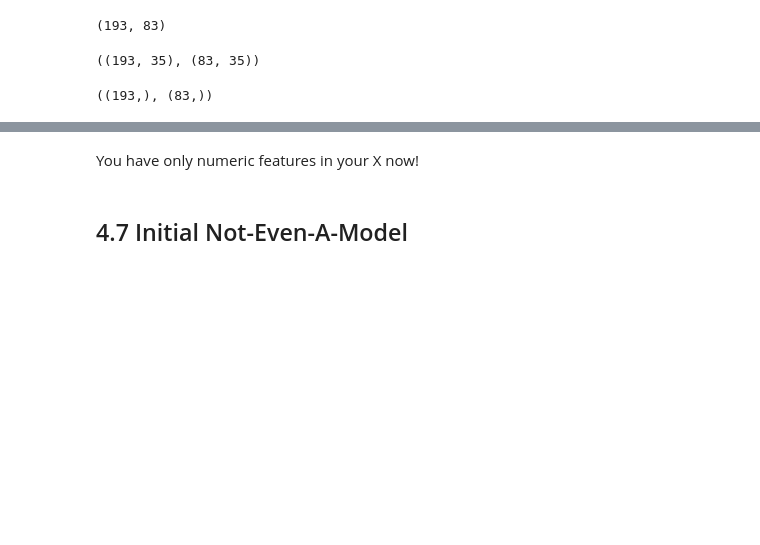
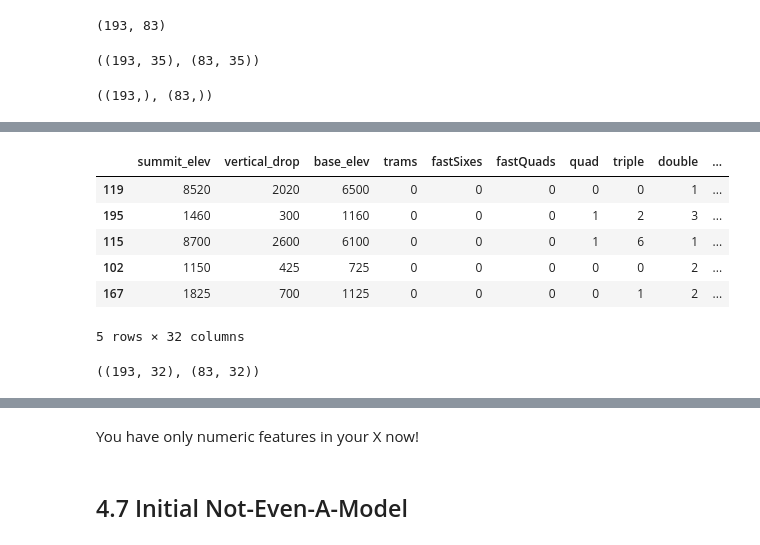
Before and after one commit to NBPub/DataScienceGuidedCapstone, a Jupyter notebook: Notebooks/04_preprocessing_and_training.ipynb, the cells around one changed output, grey strips where cells are left out. Saved outputs shown, nothing was run; the diff lists cells and outputs as text; code cells hidden in the pictures; blank space fills up the shorter version.

```diff
--- a/Notebooks/04_preprocessing_and_training.ipynb
+++ b/Notebooks/04_preprocessing_and_training.ipynb
@@ -175,13 +185,25 @@ y_train.shape, y_test.shape
+# %%
+X_test.head()
+# %% [output]
+|  | summit_elev | vertical_drop | base_elev | trams | fastSixes | fastQuads | quad | triple | double | ... |
+| 119 | 8520 | 2020 | 6500 | 0 | 0 | 0 | 0 | 0 | 1 | ... |
+| 195 | 1460 | 300 | 1160 | 0 | 0 | 0 | 1 | 2 | 3 | ... |
+| 115 | 8700 | 2600 | 6100 | 0 | 0 | 0 | 1 | 6 | 1 | ... |
+| 102 | 1150 | 425 | 725 | 0 | 0 | 0 | 0 | 0 | 2 | ... |
+| 167 | 1825 | 700 | 1125 | 0 | 0 | 0 | 0 | 1 | 2 | ... |
+5 rows × 32 columns
 # %%
 #Code task 1#
 #Save the 'Name', 'state', and 'Region' columns from the train/test data into names_train and names_test
 #Then drop those columns from `X_train` and `X_test`. Use 'inplace=True'
 names_list = ['Name', 'state', 'Region']
-names_train = X_train[___]
-names_test = X_test[___]
-X_train.___(columns=names_list, inplace=___)
-X_test.___(columns=names_list, inplace=___)
+names_train = X_train['Name']
+names_test = X_test['Name']
+X_train.drop(columns=names_list, inplace=True)
+X_test.drop(columns=names_list, inplace=True)
 X_train.shape, X_test.shape
+# %% [output]
+((193, 32), (83, 32))
 # %%
 #Code task 2#
 #Check the `dtypes` attribute of `X_train` to verify all features are numeric
```
Also changed, not shown: parts of 5 cells of this notebook, 3 other files.
